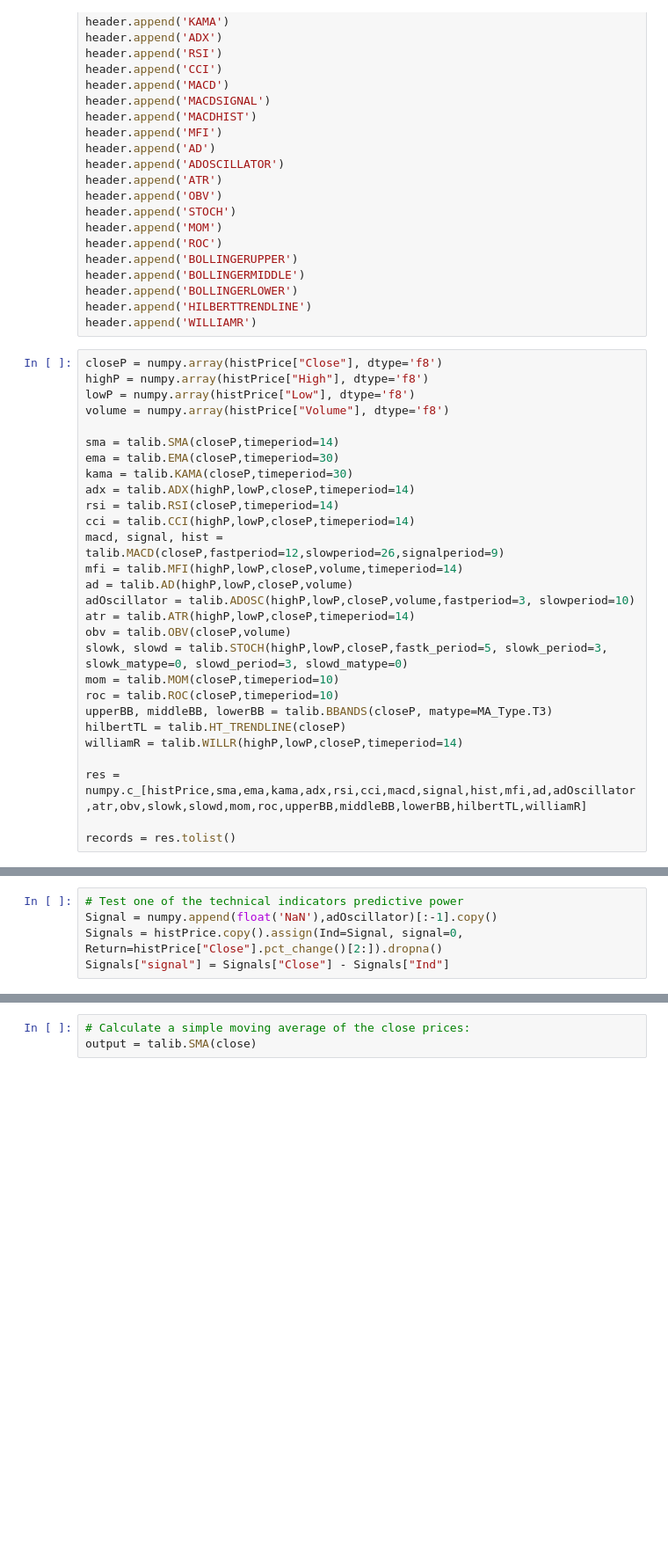
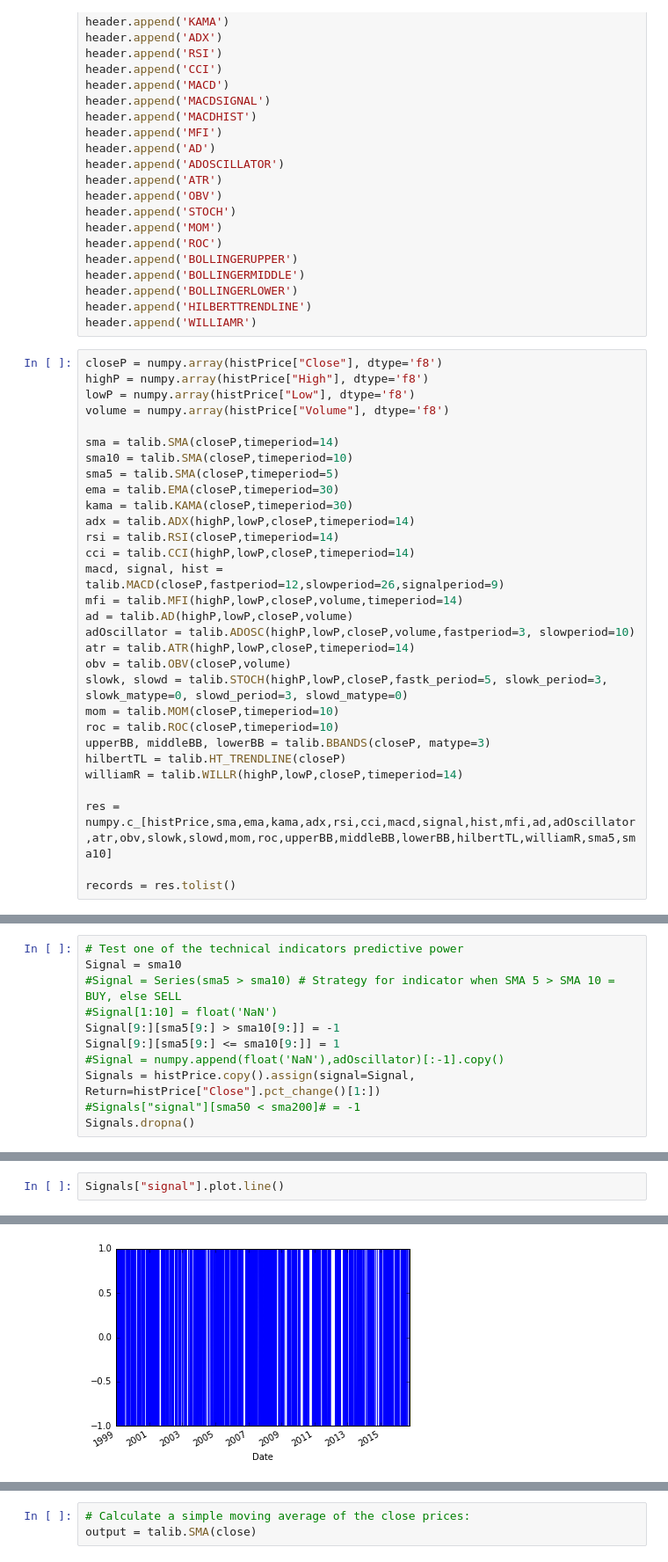
Before and after one commit to ProjectFE595/Project, a Jupyter notebook: Technical Indicators Test (TA-Lib).ipynb, the cells around one changed output, grey strips where cells are left out. Shown at 88% size. Saved outputs shown, nothing was run; the diff lists cells and outputs as text; blank space fills up the shorter version.

```diff
--- a/Technical Indicators Test (TA-Lib).ipynb
+++ b/Technical Indicators Test (TA-Lib).ipynb
@@ -42,6 +47,8 @@ lowP = numpy.array(histPrice["Low"], dtype='f8')
 volume = numpy.array(histPrice["Volume"], dtype='f8')
 
 sma = talib.SMA(closeP,timeperiod=14)
+sma10 = talib.SMA(closeP,timeperiod=10)
+sma5 = talib.SMA(closeP,timeperiod=5)
 ema = talib.EMA(closeP,timeperiod=30)
 kama = talib.KAMA(closeP,timeperiod=30)
 adx = talib.ADX(highP,lowP,closeP,timeperiod=14)
@@ -56,10 +63,10 @@ obv = talib.OBV(closeP,volume)
 slowk, slowd = talib.STOCH(highP,lowP,closeP,fastk_period=5, slowk_period=3, slowk_matype=0, slowd_period=3, slowd_matype=0)
 mom = talib.MOM(closeP,timeperiod=10)
 roc = talib.ROC(closeP,timeperiod=10)
-upperBB, middleBB, lowerBB = talib.BBANDS(closeP, matype=MA_Type.T3)
+upperBB, middleBB, lowerBB = talib.BBANDS(closeP, matype=3)
 hilbertTL = talib.HT_TRENDLINE(closeP)
 williamR = talib.WILLR(highP,lowP,closeP,timeperiod=14)
 
-res = numpy.c_[histPrice,sma,ema,kama,adx,rsi,cci,macd,signal,hist,mfi,ad,adOscillator,atr,obv,slowk,slowd,mom,roc,upperBB,middleBB,lowerBB,hilbertTL,williamR]
+res = numpy.c_[histPrice,sma,ema,kama,adx,rsi,cci,macd,signal,hist,mfi,ad,adOscillator,atr,obv,slowk,slowd,mom,roc,upperBB,middleBB,lowerBB,hilbertTL,williamR,sma5,sma10]
 
 records = res.tolist()
@@ -66,5 +77,11 @@ records = res.tolist()
 # %%
 # Test one of the technical indicators predictive power
-Signal = numpy.append(float('NaN'),adOscillator)[:-1].copy()
-Signals = histPrice.copy().assign(Ind=Signal, signal=0, Return=histPrice["Close"].pct_change()[2:]).dropna()
-Signals["signal"] = Signals["Close"] - Signals["Ind"]
+Signal = sma10
+#Signal = Series(sma5 > sma10) # Strategy for indicator when SMA 5 > SMA 10 = BUY, else SELL
+#Signal[1:10] = float('NaN')
+Signal[9:][sma5[9:] > sma10[9:]] = -1
+Signal[9:][sma5[9:] <= sma10[9:]] = 1
+#Signal = numpy.append(float('NaN'),adOscillator)[:-1].copy()
+Signals = histPrice.copy().assign(signal=Signal, Return=histPrice["Close"].pct_change()[1:])
+#Signals["signal"][sma50 < sma200]# = -1
+Signals.dropna()
@@ -70,0 +108,3 @@ Signals["signal"] = Signals["Close"] - Signals["Ind"]
+# %%
+Signals["signal"].plot.line()
+# %% [output]
@@ -71 +112,2 @@ Signals["signal"] = Signals["Close"] - Signals["Ind"]
+[figure, added]
 # %%
```
Also changed, not shown: parts of 11 cells of this notebook, 13 other files.
